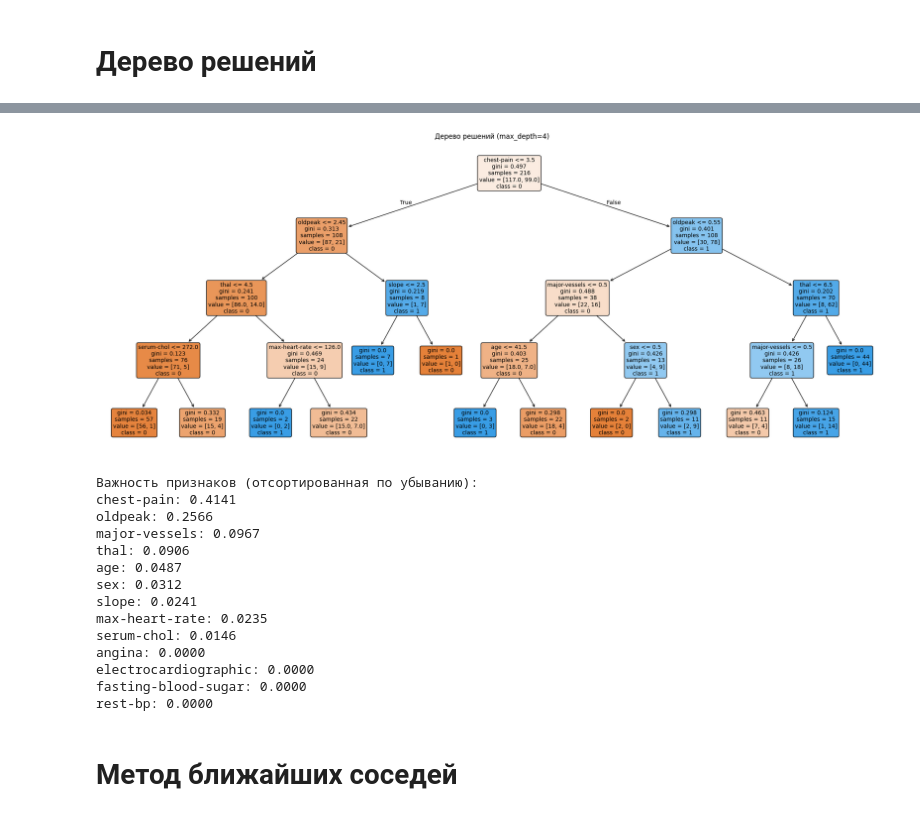
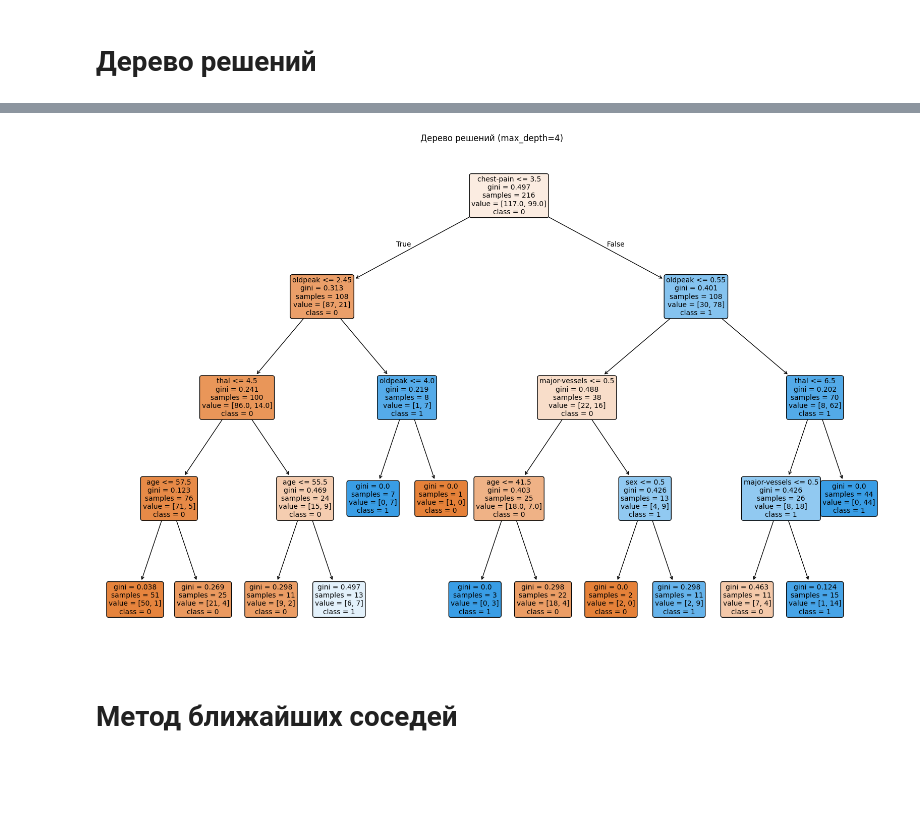
Before and after one commit to olesya1119/ML, a Jupyter notebook: mad/lab3/notebook.ipynb, the cells around one changed output, grey strips where cells are left out. Cells and saved outputs as stored; diff of their text form; code cells hidden in the pictures; blank space fills up the shorter version.

```diff
--- a/mad/lab3/notebook.ipynb
+++ b/mad/lab3/notebook.ipynb
@@ -251,0 +249,13 @@ print_stats(df, "target", 2)
+# %%
+df = df.drop(columns=["slope"])
+df = df.drop(columns=["max-heart-rate"])
+df = df.drop(columns=["rest-bp"])
+df = df.drop(columns=["serum-chol"])
+df = df.drop(columns=["fasting-blood-sugar"])
+df = df.drop(columns=["electrocardiographic"])
+
+corr_matrix = df.corr(numeric_only=True)
+plt.figure(figsize=(10, 8))
+sb.heatmap(corr_matrix, annot=True, cmap='PiYG', vmin=-1, vmax=1)
+plt.title("Матрица корреляции признаков", fontsize=14)
+plt.show()
@@ -286,46 +368,19 @@ Confusion matrix:
 # %%
 from sklearn.tree import plot_tree
 
-# Получаем названия признаков (без target)
 feature_names = [col for col in df.columns if col != 'target']
 
-# Визуализация дерева решений
-plt.figure(figsize=(25, 10))
+plt.figure(figsize=(20, 13))
 plot_tree(clf,
           feature_names=feature_names,
           class_names=[str(x) for x in clf.classes_],
           filled=True,
           rounded=True,
           fontsize=10)
 plt.title("Дерево решений (max_depth=4)")
 plt.show()
-
-# Важность признаков
-# Важность признаков (отсортированная)
-if hasattr(clf, 'feature_importances_'):
-    print("\nВажность признаков (отсортированная по убыванию):")
-
-    # Сортируем и выводим
-    sorted_indices = np.argsort(clf.feature_importances_)[::-1]
-
-    for i in sorted_indices:
-        print(f"{feature_names[i]}: {clf.feature_importances_[i]:.4f}")
 # %% [output]
-[figure, old version]
+[figure, new version]
-Важность признаков (отсортированная по убыванию):
-chest-pain: 0.4141
-oldpeak: 0.2566
-major-vessels: 0.0967
-thal: 0.0906
-age: 0.0487
-sex: 0.0312
-slope: 0.0241
-max-heart-rate: 0.0235
-serum-chol: 0.0146
-angina: 0.0000
-electrocardiographic: 0.0000
-fasting-blood-sugar: 0.0000
-rest-bp: 0.0000
 # %% [markdown]
 # Метод ближайших соседей
 # %%
```
Also changed, not shown: parts of 9 cells of this notebook, 1 other file.
